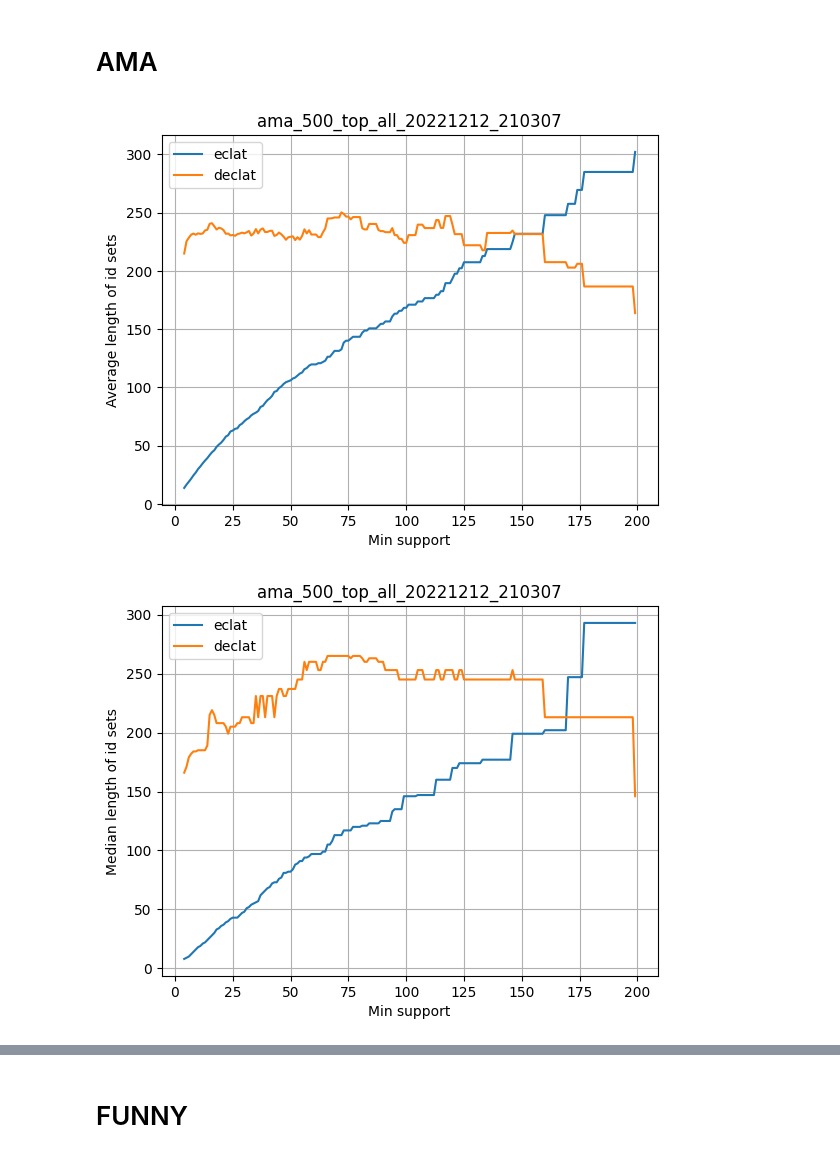
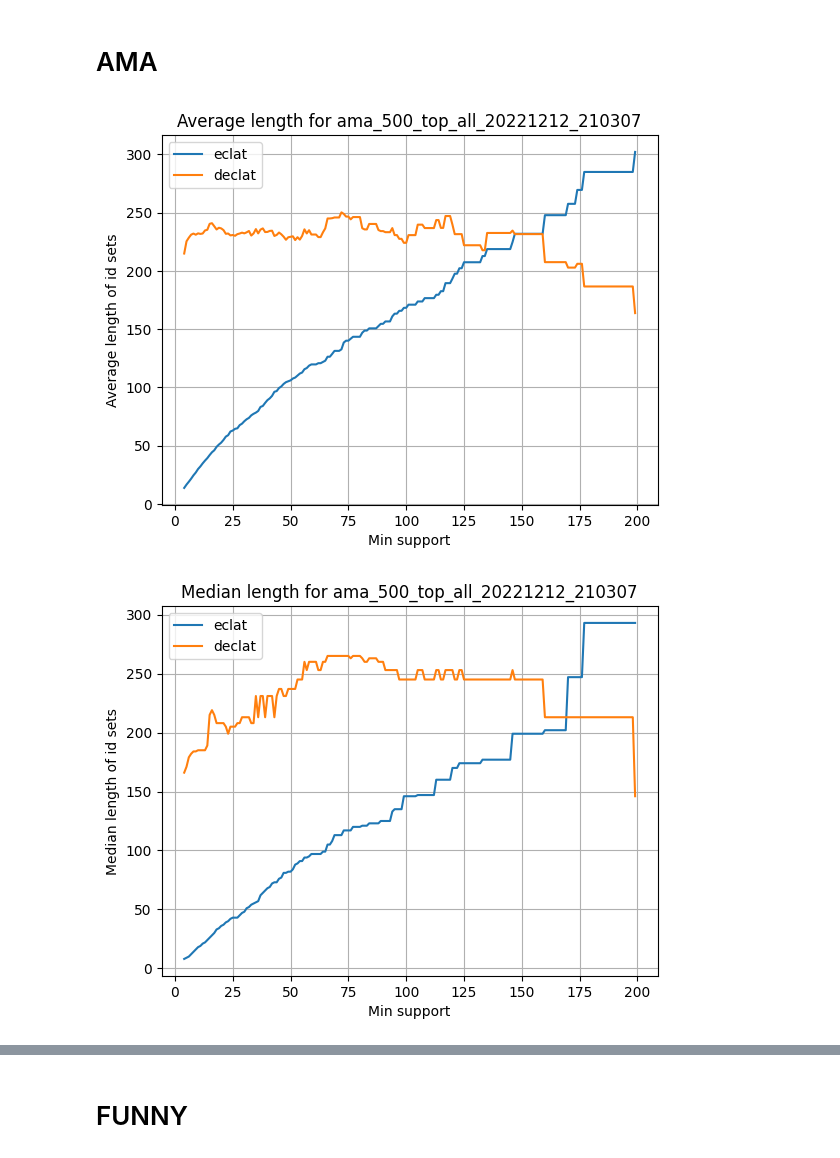
Before and after one commit to steciuk/MED-dEclat-1, a Jupyter notebook: experiments.ipynb, the cells around one changed output, grey strips where cells are left out. Drawn from its saved outputs; the diff is of its cells as text; code cells hidden in the pictures.

Commit message:
Add plots labels

```diff
--- a/experiments.ipynb
+++ b/experiments.ipynb
@@ -29,29 +29,29 @@ for min_support in MIN_SUPPORTS:
 # %%
 fig, ax = plt.subplots()
 ax.plot(MIN_SUPPORTS, [result.avg for result in ama_eclat_results], label="eclat")
 ax.plot(MIN_SUPPORTS, [result.avg for result in ama_declat_results], label="declat")
 
 ax.set(xlabel='Min support', ylabel='Average length of id sets',
-       title='ama_500_top_all_20221212_210307')
+       title='Average length for ama_500_top_all_20221212_210307')
 ax.grid()
 plt.legend()
 
 plt.show()
 # %% [output]
-[figure, old version]
+[figure, new version]
 # %%
 fig, ax = plt.subplots()
 ax.plot(MIN_SUPPORTS, [result.median for result in ama_eclat_results], label="eclat")
 ax.plot(MIN_SUPPORTS, [result.median for result in ama_declat_results], label="declat")
 
 ax.set(xlabel='Min support', ylabel='Median length of id sets',
-       title='ama_500_top_all_20221212_210307')
+       title='Median length for ama_500_top_all_20221212_210307')
 ax.grid()
 plt.legend()
 
 plt.show()
 # %% [output]
-[figure, old version]
+[figure, new version]
 # %%
 fig, ax = plt.subplots()
 ax.plot(MIN_SUPPORTS, [result.min for result in ama_eclat_results], label="eclat")
```
Also changed, not shown: parts of 6 cells of this notebook.
